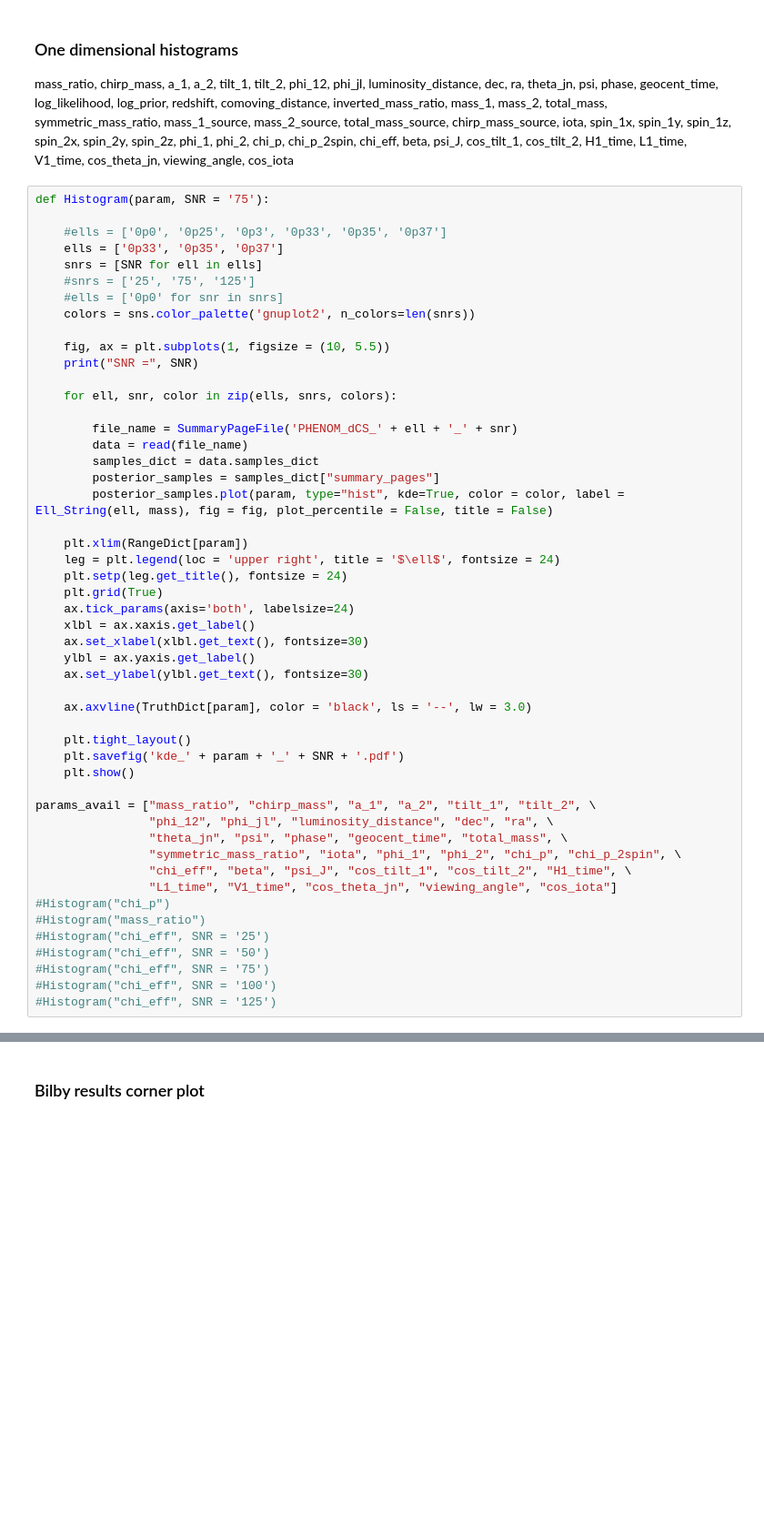
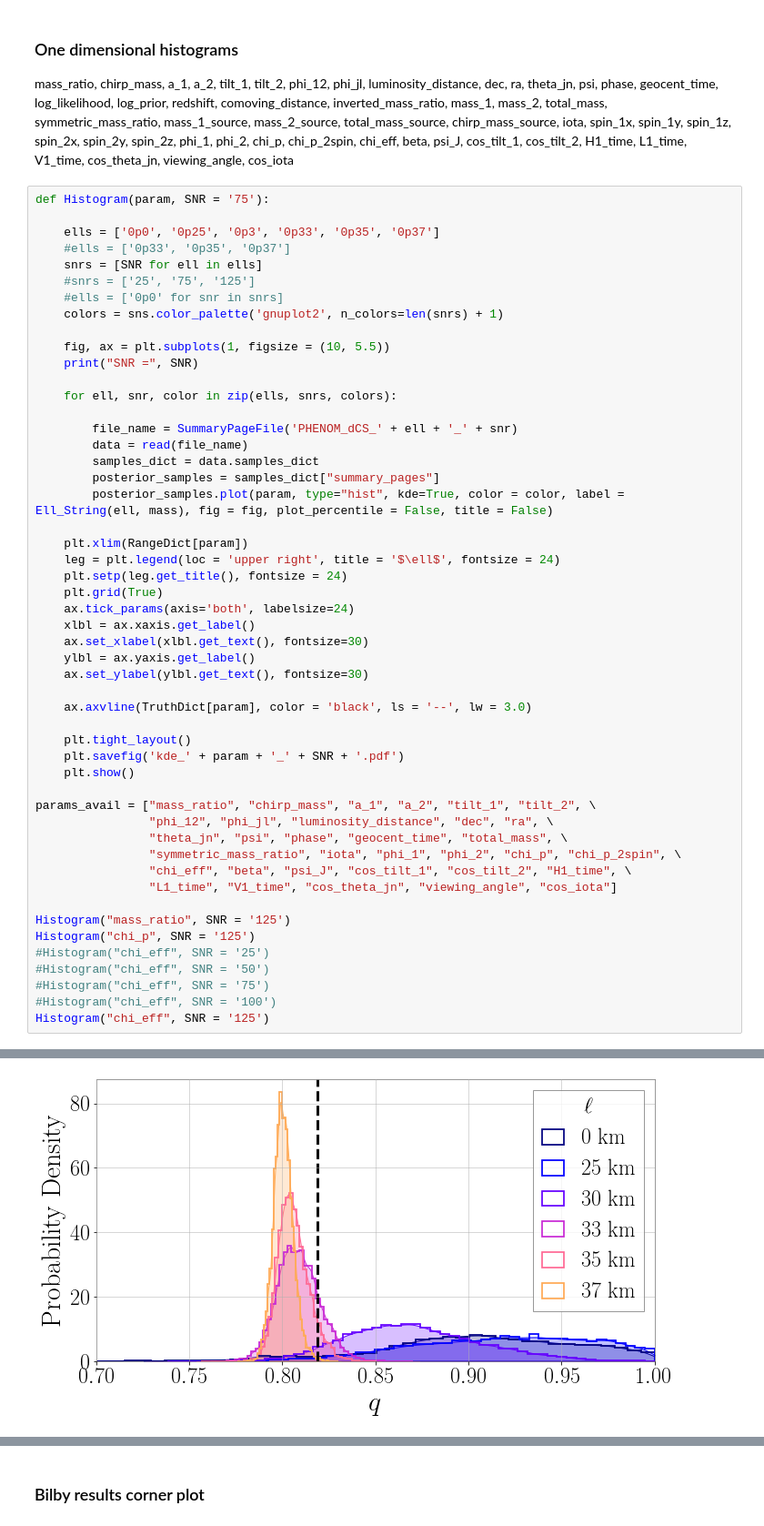
Before and after one commit to mariaokounkova/BeyondGRAnalysis, a Jupyter notebook: BilbyAnalysis.ipynb, the cells around one changed output, grey strips where cells are left out. Shown at 91% size. Cells and saved outputs as stored; diff of their text form; blank space fills up the shorter version.

```diff
--- a/BilbyAnalysis.ipynb
+++ b/BilbyAnalysis.ipynb
@@ -231,12 +231,12 @@ mass_ratio, chirp_mass, a_1, a_2, tilt_1, tilt_2, phi_12, phi_jl, luminosity_dis
 # %%
 def Histogram(param, SNR = '75'):
 
-    #ells = ['0p0', '0p25', '0p3', '0p33', '0p35', '0p37']
-    ells = ['0p33', '0p35', '0p37']
+    ells = ['0p0', '0p25', '0p3', '0p33', '0p35', '0p37']
+    #ells = ['0p33', '0p35', '0p37']
     snrs = [SNR for ell in ells]
     #snrs = ['25', '75', '125']
     #ells = ['0p0' for snr in snrs]
-    colors = sns.color_palette('gnuplot2', n_colors=len(snrs))
+    colors = sns.color_palette('gnuplot2', n_colors=len(snrs) + 1)
 
     fig, ax = plt.subplots(1, figsize = (10, 5.5))
     print("SNR =", SNR)
@@ -271,10 +271,12 @@ params_avail = ["mass_ratio", "chirp_mass", "a_1", "a_2", "tilt_1", "tilt_2", \
                 "symmetric_mass_ratio", "iota", "phi_1", "phi_2", "chi_p", "chi_p_2spin", \
                 "chi_eff", "beta", "psi_J", "cos_tilt_1", "cos_tilt_2", "H1_time", \
                 "L1_time", "V1_time", "cos_theta_jn", "viewing_angle", "cos_iota"]
-#Histogram("chi_p")
-#Histogram("mass_ratio")
+
+Histogram("mass_ratio", SNR = '125')
+Histogram("chi_p", SNR = '125')
 #Histogram("chi_eff", SNR = '25')
 #Histogram("chi_eff", SNR = '50')
 #Histogram("chi_eff", SNR = '75')
 #Histogram("chi_eff", SNR = '100')
-#Histogram("chi_eff", SNR = '125')
+Histogram("chi_eff", SNR = '125')
+# %% [output]
@@ -280,0 +284 @@ params_avail = ["mass_ratio", "chirp_mass", "a_1", "a_2", "tilt_1", "tilt_2", \
+[figure, added]
```
Also changed, not shown: parts of 7 cells of this notebook, 1 other file.
